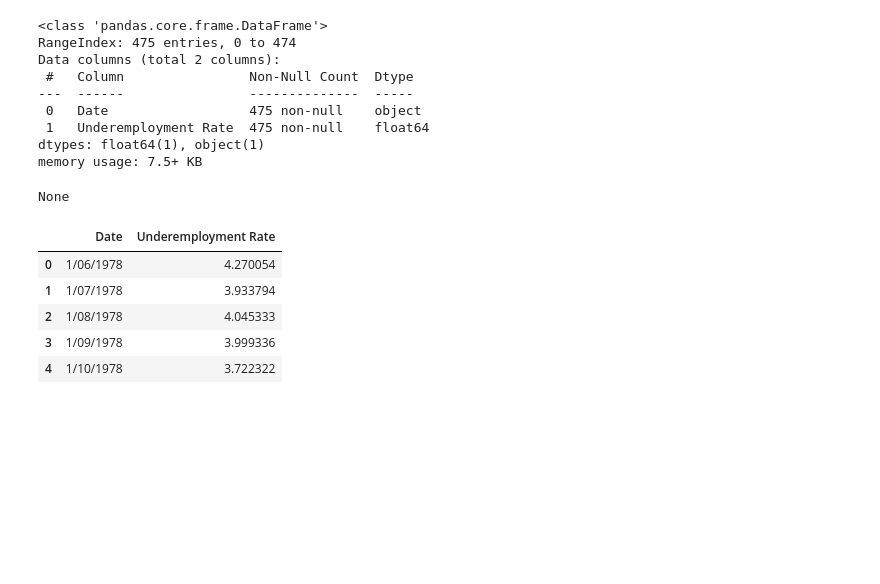
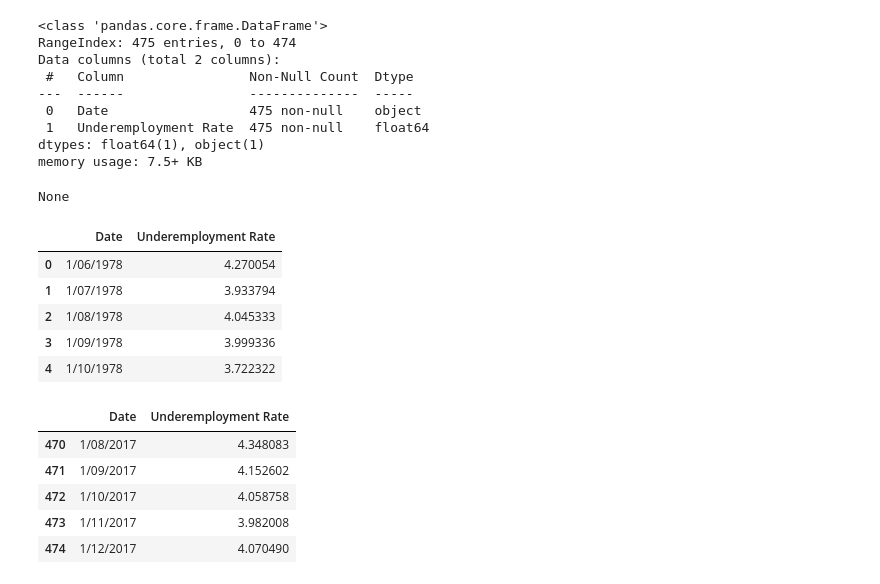
Before and after one commit to DamianChimes/QBUS6840-Predictive-Analytics, a Jupyter notebook: Exploratory Analysis.ipynb, the cells around one changed output. Cells and saved outputs as stored; diff of their text form; code cells hidden in the pictures; blank space fills up the shorter version.

```diff
--- a/Exploratory Analysis.ipynb
+++ b/Exploratory Analysis.ipynb
@@ -31,4 +31,13 @@ None
 | 2 | 1/08/1978 | 4.045333 |
 | 3 | 1/09/1978 | 3.999336 |
 | 4 | 1/10/1978 | 3.722322 |
+# %%
+df_raw.tail()
+# %% [output]
+|  | Date | Underemployment Rate |
+| 470 | 1/08/2017 | 4.348083 |
+| 471 | 1/09/2017 | 4.152602 |
+| 472 | 1/10/2017 | 4.058758 |
+| 473 | 1/11/2017 | 3.982008 |
+| 474 | 1/12/2017 | 4.070490 |
 # %%
```
Also changed, not shown: parts of 3 cells of this notebook.
